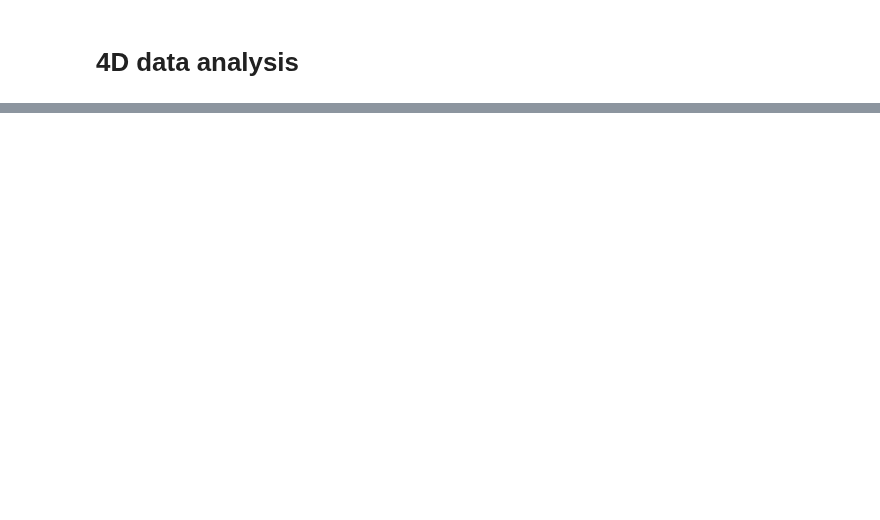
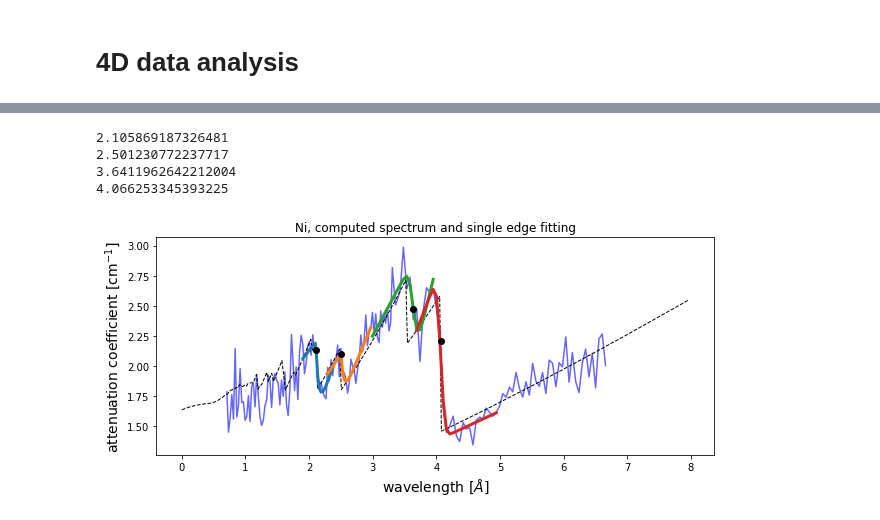
Before and after one commit to neutronimaging/scripts, a Jupyter notebook: python/ToF_notebooks/RunMuhRec.ipynb, the cells around one changed output, grey strips where cells are left out. Drawn from its saved outputs; the diff is of its cells as text; code cells hidden in the pictures; blank space fills up the shorter version.

```diff
--- a/python/ToF_notebooks/RunMuhRec.ipynb
+++ b/python/ToF_notebooks/RunMuhRec.ipynb
@@ -1789,0 +1752,29 @@ Text(0.5, 1.0, 'Ni')
+# %%
+# here I try to make a plot with the fitting overimposed
+plt.figure(figsize=(10,4))
+plt.plot(lambda_bin, Ni_4D_av,'b', linewidth=1.5, alpha=0.6)
+plt.plot(data_Ni[:,0],data_Ni[:,1],'--k',linewidth=1)
+# plt.xlim(np.min(lambda_bin),np.max(lambda_bin))
+
+for i in range(0,4):
+    x= lambda_bin[TOF_routines.find_nearest(lambda_bin, lambda_ranges[i,0]):TOF_routines.find_nearest(lambda_bin, lambda_ranges[i,1])]
+    y= results_Ni[i]['fitted_data']
+    print(results_Ni[i]['t0'])
+#     x_edge = lambda_bin[TOF_routines.find_nearest(lambda_bin,results_Ni[i]['t0'] )]
+    x_edge = results_Ni[i]['t0']
+    y_edge = y[TOF_routines.find_nearest(x,x_edge)]
+#     y_edge = results_Ni[i]['fitted_data'][TOF_routines.find_nearest(lambda_bin,results_Ni[i]['t0'] )]
+    plt.plot(x,y,linewidth=3)
+    plt.plot(x_edge, y_edge,'o', color='k')
+
+
+plt.title('Ni, computed spectrum and single edge fitting')
+plt.xlabel('wavelength [$\AA$]',fontsize=14)
+plt.ylabel('attenuation coefficient [cm$^{-1}$]',fontsize=14)
+plt.savefig('Fitted_Ni.pdf')
+# %% [output]
+2.105869187326481
+2.501230772237717
+3.6411962642212004
+4.066253345393225
+[figure, added]
```
Also changed, not shown: parts of 44 cells of this notebook, 1 other file.
